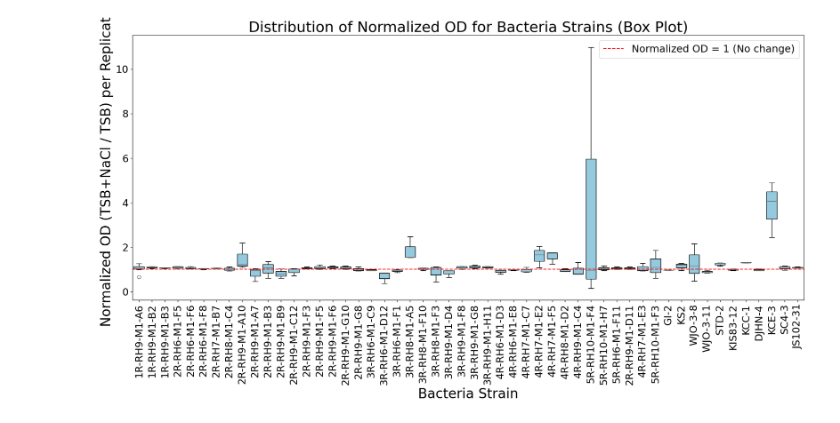
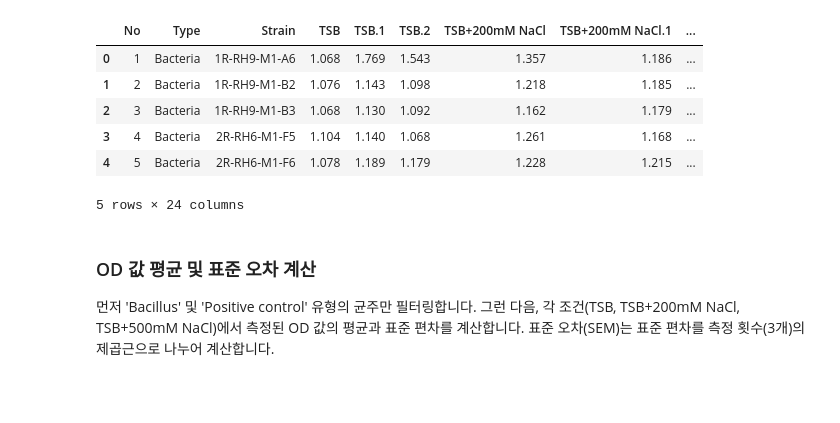
Before and after one commit to jellybbie/study, a Jupyter notebook: scratchpad.ipynb, the cells around one changed output. Saved outputs shown, nothing was run; the diff lists cells and outputs as text; code cells hidden in the pictures; blank space fills up the shorter version.

```diff
--- a/scratchpad.ipynb
+++ b/scratchpad.ipynb
@@ -144,29 +3,18 @@ plt.show()
-# %%
-import matplotlib.pyplot as plt
-import seaborn as sns
-
-# Increase the default font size for all text elements
-plt.rcParams.update({'font.size': 20}) # Set a base font size, adjust as needed
-
-plt.figure(figsize=(18, 10)) # Adjust figure size for larger fonts
-sns.boxplot(
-    x='Strain',
-    y='Normalized_OD_Replicate',
-    data=replicate_df, # Use the replicate_df for individual replicate values
-    color='skyblue', # Use a single color for consistency
-    boxprops=dict(edgecolor='black'), # Set box outline color to black
-    whiskerprops=dict(color='black'), # Set whisker (error bar) color to black
-    capprops=dict(color='black') # Set cap (error bar end) color to black
-)
-
-plt.axhline(1, color='red', linestyle='--', label='Normalized OD = 1 (No change)')
-plt.xlabel('Bacteria Strain', fontsize=24) # Specific font size for x-label
-plt.ylabel('Normalized OD (TSB+NaCl / TSB) per Replicate', fontsize=24) # Specific font size for y-label
-plt.title('Distribution of Normalized OD for Bacteria Strains (Box Plot)', fontsize=26) # Specific font size for title
-plt.xticks(rotation=90, fontsize=18) # Specific font size for x-tick labels
-plt.yticks(fontsize=18) # Specific font size for y-tick labels
-plt.legend(fontsize=18)
-plt.tight_layout()
-plt.show()
-# %% [output]
-[figure, removed]
+# %%
+import pandas as pd
+
+file_path = '/content/salt_invitro2_bacil.xlsx'
+df = pd.read_excel(file_path)
+display(df.head())
+# %% [output]
+|  | No | Type | Strain | TSB | TSB.1 | TSB.2 | TSB+200mM NaCl | TSB+200mM NaCl.1 | ... |
+| 0 | 1 | Bacteria | 1R-RH9-M1-A6 | 1.068 | 1.769 | 1.543 | 1.357 | 1.186 | ... |
+| 1 | 2 | Bacteria | 1R-RH9-M1-B2 | 1.076 | 1.143 | 1.098 | 1.218 | 1.185 | ... |
+| 2 | 3 | Bacteria | 1R-RH9-M1-B3 | 1.068 | 1.130 | 1.092 | 1.162 | 1.179 | ... |
+| 3 | 4 | Bacteria | 2R-RH6-M1-F5 | 1.104 | 1.140 | 1.068 | 1.261 | 1.168 | ... |
+| 4 | 5 | Bacteria | 2R-RH6-M1-F6 | 1.078 | 1.189 | 1.179 | 1.228 | 1.215 | ... |
+5 rows × 24 columns
+# %% [markdown]
+### OD 값 평균 및 표준 오차 계산
+
+먼저 'Bacillus' 및 'Positive control' 유형의 균주만 필터링합니다. 그런 다음, 각 조건(TSB, TSB+200mM NaCl, TSB+500mM NaCl)에서 측정된 OD 값의 평균과 표준 편차를 계산합니다. 표준 오차(SEM)는 표준 편차를 측정 횟수(3개)의 제곱근으로 나누어 계산합니다.
```
Also changed, not shown: parts of 17 cells of this notebook.
